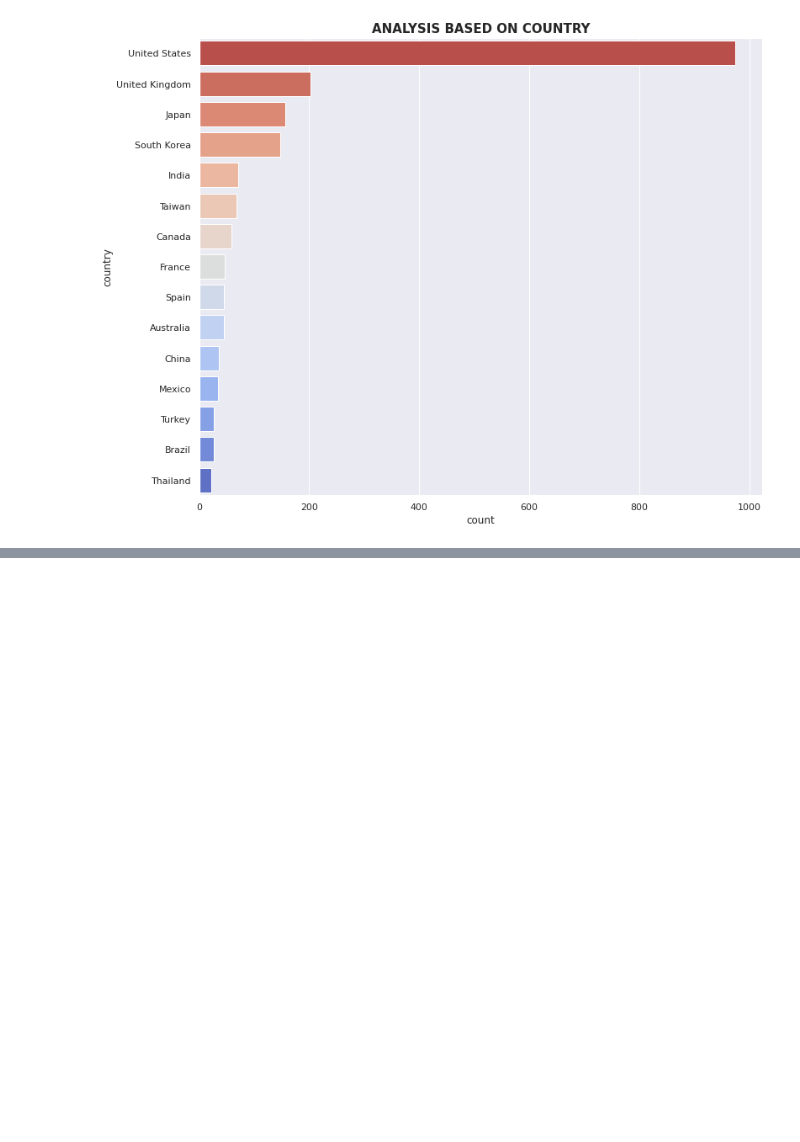
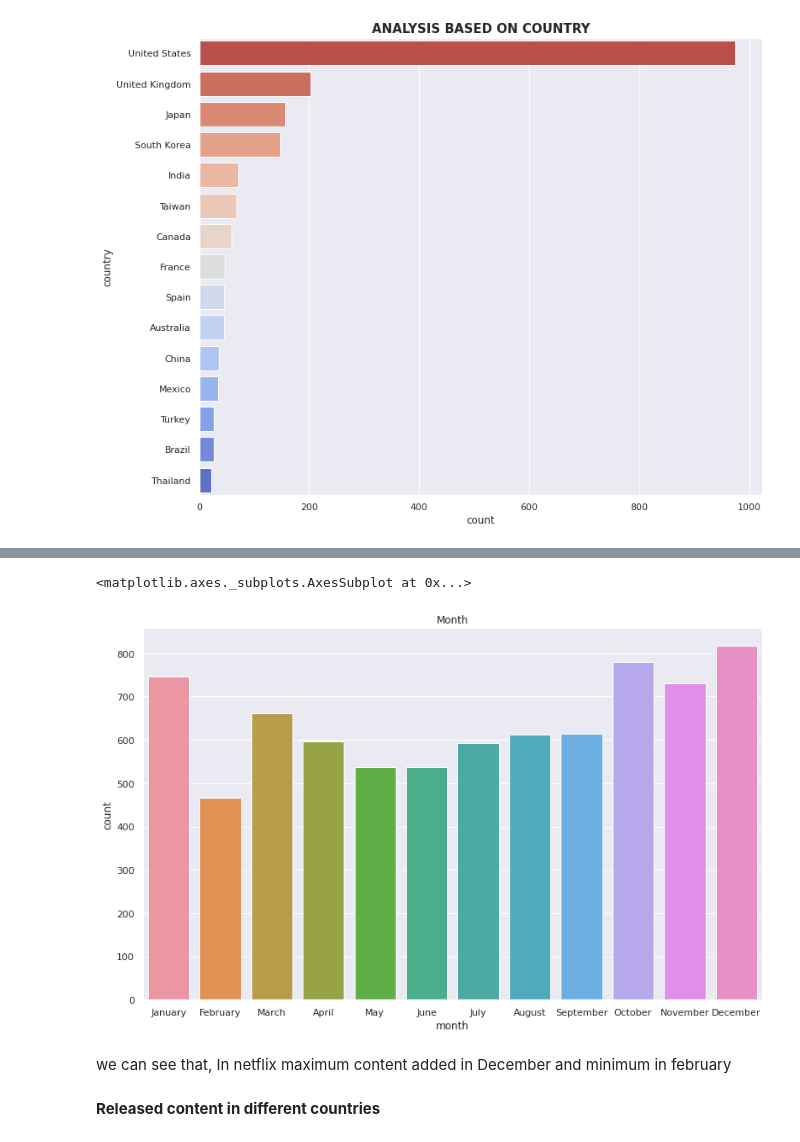
Before and after one commit to shakib68/Netflix-capstone4, a Jupyter notebook: Copy_of_NETFLIX_MOVIES_AND_TV_SHOWS_CLUSTERING.ipynb, the cells around one changed output, grey strips where cells are left out. Drawn from its saved outputs; the diff is of its cells as text; code cells hidden in the pictures; blank space fills up the shorter version.

```diff
--- a/Copy_of_NETFLIX_MOVIES_AND_TV_SHOWS_CLUSTERING.ipynb
+++ b/Copy_of_NETFLIX_MOVIES_AND_TV_SHOWS_CLUSTERING.ipynb
@@ -307,0 +359,5 @@ plt.show()
+# %%
+df["month"]=df['date_added'].str.split(' ').str[0]
+df_month = df.groupby(["month"])['show_id'].count().reset_index(name = 'count')
+df_month=df_month.drop([0])
+df_month
@@ -307,0 +378,7 @@ plt.show()
+# %%
+sort_dict = ['January','February','March','April','May','June','July','August','September','October','November','December']
+df_month['month']=pd.Categorical(df_month['month'],categories=sort_dict)
+#df_month=df_month.reset_index(drop=True)
+#df_month=df_month.sort_values(by='month')
+df_month.sort_values(by='month',inplace=True)
+df_month
@@ -307,0 +399,12 @@ plt.show()
+# %%
+#content added monthwise
+plt.figure(figsize=(13,8))
+plt.title('Month')
+sns.barplot(x='month',y='count',data=df_month)
+# %% [output]
+<matplotlib.axes._subplots.AxesSubplot at 0x...>
+[figure, added]
+# %% [markdown]
+we can see that, In netflix maximum content added in December and minimum in february
+# %% [markdown]
+**Released content in different countries**
```
Also changed, not shown: parts of 14 cells of this notebook.
